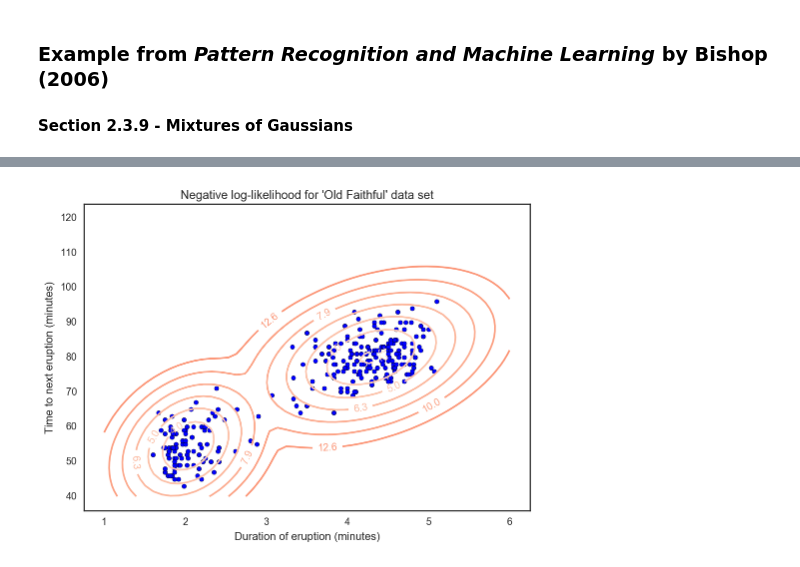
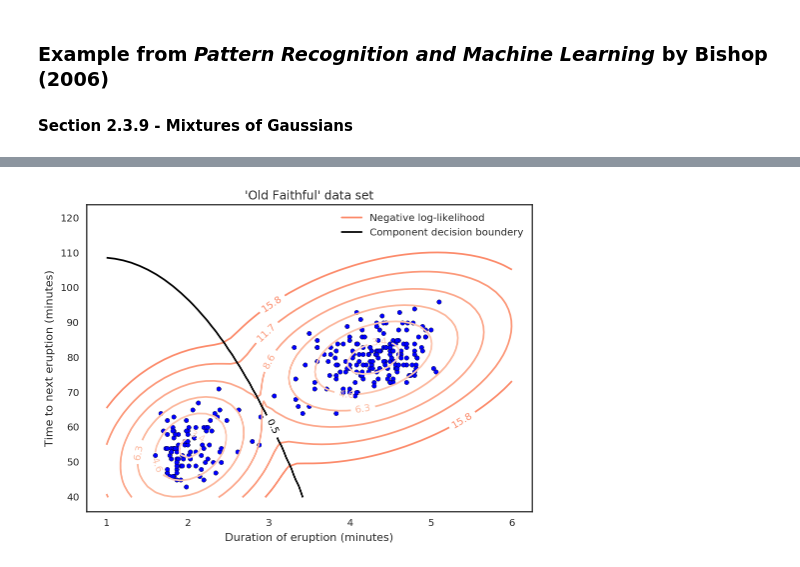
Before and after one commit to AI-Stuff/Various-Machine-Learning-bits, a Jupyter notebook: Gaussian.Mixture.Models.ipynb, the cells around one changed output, grey strips where cells are left out. Cells and saved outputs as stored; diff of their text form; code cells hidden in the pictures.

```diff
--- a/Gaussian.Mixture.Models.ipynb
+++ b/Gaussian.Mixture.Models.ipynb
@@ -195,20 +195,28 @@ GMM(covariance_type='full', init_params='wmc', min_covar=0.001,
 # %%
 x = np.linspace(1, 6)
 y = np.linspace(40, 120)
 X, Y = np.meshgrid(x, y)
 XX = np.array([X.ravel(), Y.ravel()]).T
 
 # Z represents log probabilities of XX under mixm2 model
-Z = -mixm2.score(XX)
-Z = Z.reshape(X.shape)
+Z = -mixm2.score(XX).reshape(X.shape)
+# Z2 represents the probability of observation belonging to component 1
+Z2 = mixm2.predict_proba(XX)[:,0].reshape(X.shape)
 
+# Contour plot of log likelihood of the model
 CS = plt.contour(X, Y, Z, norm=LogNorm(vmin=1.0, vmax=1000.0),
-                 levels=np.logspace(0, 1.1, 12), cmap=plt.cm.Reds)
-plt.clabel(CS, inline=True, fontsize=10, fmt='%1.1f')
+                 levels=np.logspace(0, 1.2, 10), cmap=plt.cm.Reds)
+# Contour plot where the component 1 probability = 0.5 (decision boundary)
+CS2 = plt.contour(X, Y, Z2, levels=[0.5], colors='k')
 
-plt.scatter(faithful.eruptions, faithful.waiting)
+for cplot in [CS, CS2]:
+    plt.clabel(cplot, inline=True, fontsize=10, fmt='%1.1f')
+
+plt.scatter(faithful.eruptions, faithful.waiting, label=None)
+plt.legend([CS.collections[-1], CS2.collections[0]],
+           ['Negative log-likelihood', 'Component decision boundery'])
 plt.xlabel('Duration of eruption (minutes)')
 plt.ylabel('Time to next eruption (minutes)')
-plt.title("Negative log-likelihood for 'Old Faithful' data set");
+plt.title("'Old Faithful' data set");
 # %% [output]
-[figure, old version]
+[figure, new version]
```
Also changed, not shown: parts of 6 cells of this notebook.
